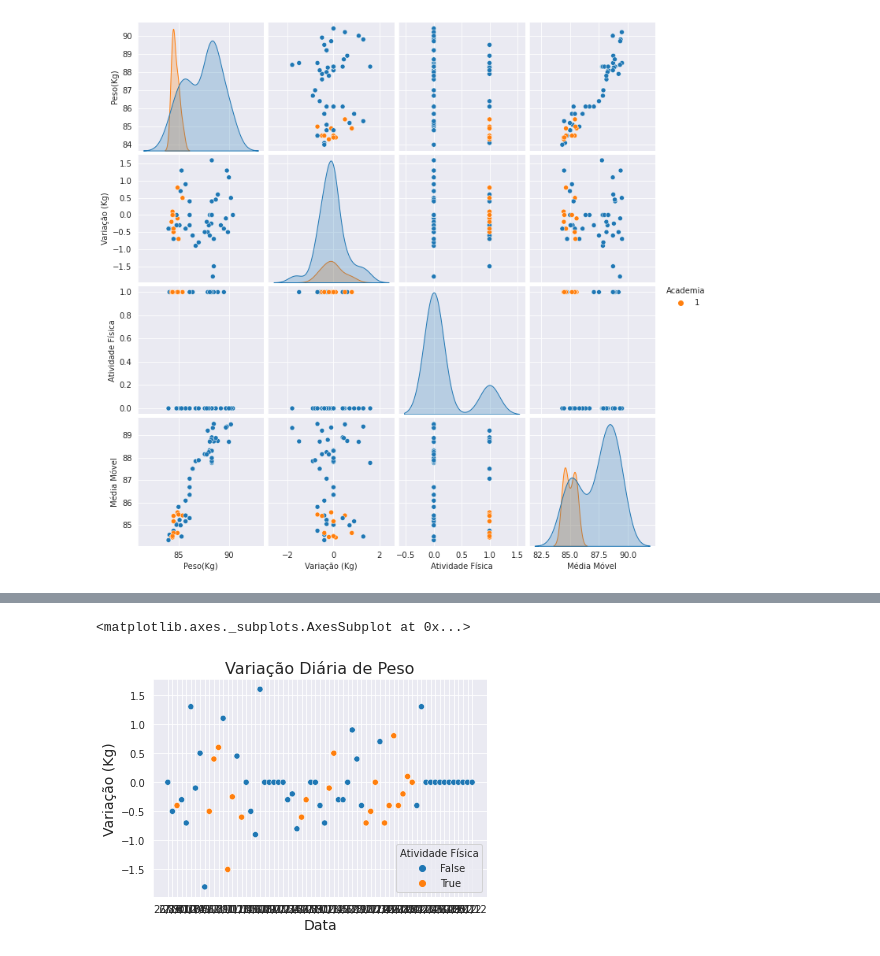
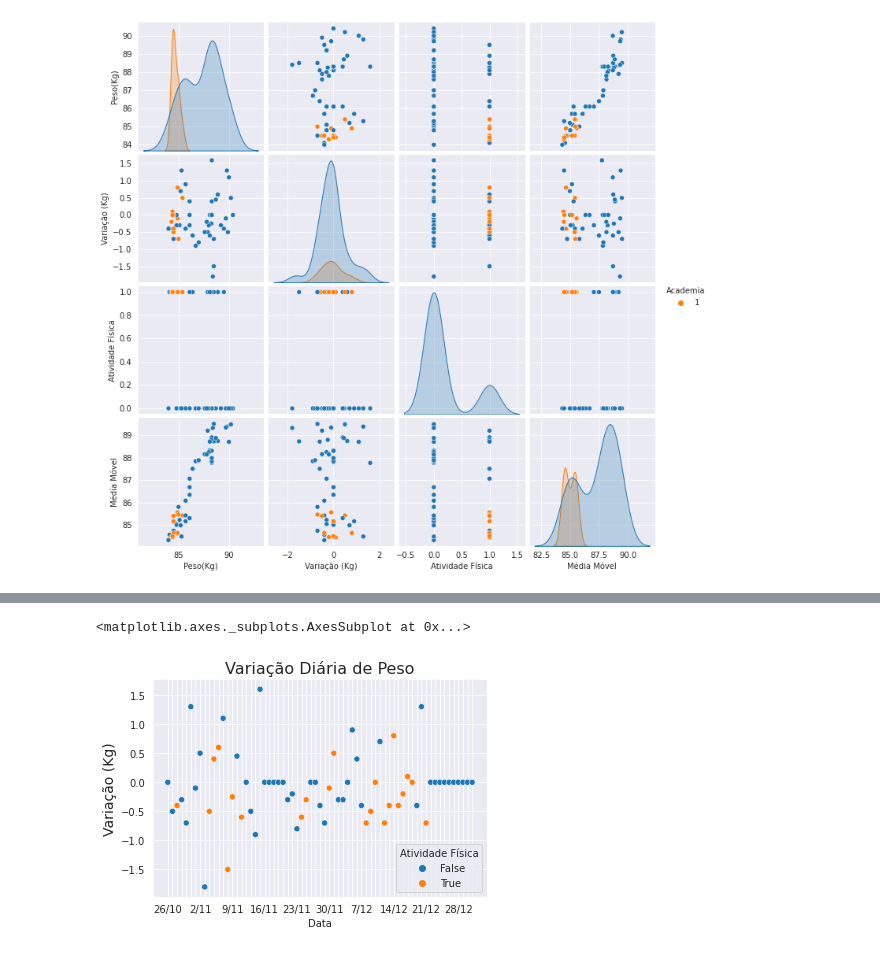
Before and after one commit to erico-bachour/erico-bachour, a Jupyter notebook: Controle_de_Peso.ipynb, the cells around one changed output, grey strips where cells are left out. Cells and saved outputs as stored; diff of their text form; code cells hidden in the pictures.

```diff
--- a/Controle_de_Peso.ipynb
+++ b/Controle_de_Peso.ipynb
@@ -66,7 +66,11 @@ controle['Média Móvel'] = controle['Peso(Kg)'].rolling(5).mean()
 plt.figure(figsize=(16,10))
 ax1 = sns.lineplot(data=[controle['Peso(Kg)'], controle['Média Móvel']])
 ax1.set_title('Controle de Peso', fontsize=18)
-ax1.set_xlabel('Data', fontsize=14)
+for index, label in enumerate(ax1.get_xticklabels()):
+   if index % 7 == 0:
+      label.set_visible(True)
+   else:
+      label.set_visible(False)
 ax1.set_ylabel('Peso (Kg)', fontsize=14)
 ax1
 # %% [output]
@@ -85,12 +89,18 @@ ax3 = sns.pairplot(data=controle, hue='Atividade Física')
 # %%
 #Dispersão da variável 'Variação nominal diária de peso', com marcação de Atividade Física no dia anterior.
 ax4 = sns.scatterplot(data = controle, x='Data', y = 'Variação (Kg)', hue = 'Atividade Física')
 ax4.set_title('Variação Diária de Peso', fontsize=16)
-ax4.set_xlabel('Data', fontsize=14)
+#ax4.set_xlabel('Data', fontsize=8)
+#ax4.set(xticks=[])
+for index, label in enumerate(ax4.get_xticklabels()):
+   if index % 7 == 0:
+      label.set_visible(True)
+   else:
+      label.set_visible(False)
 ax4.set_ylabel('Variação (Kg)', fontsize=14)
 ax4
 # %% [output]
 <matplotlib.axes._subplots.AxesSubplot at 0x...>
-[figure, old version]
+[figure, new version]
 # %%
 #Dispersão da variável 'Variação nominal diária de peso', com marcação de Academia no dia anterior.
```
Also changed, not shown: parts of 6 cells of this notebook.
